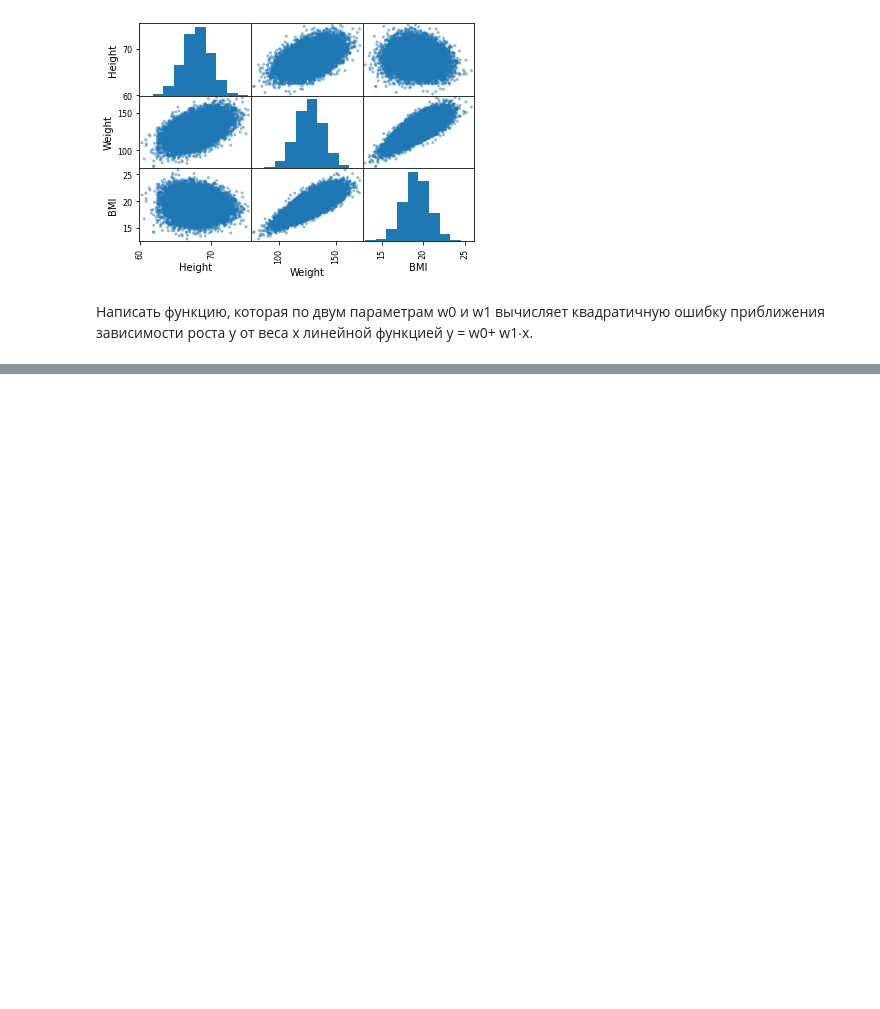
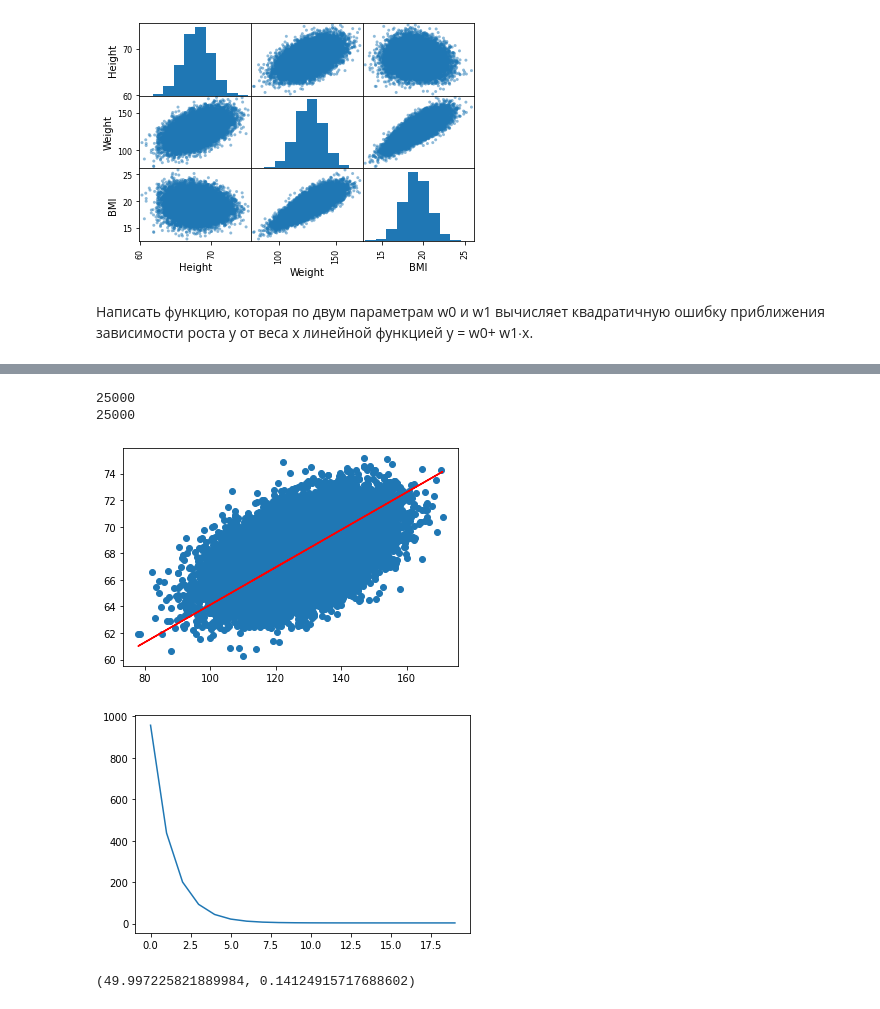
Before and after one commit to UTMN-Magistracy/Machine_Learning, a Jupyter notebook: lab_4_2/lab4_2.ipynb, the cells around one changed output, grey strips where cells are left out. Drawn from its saved outputs; the diff is of its cells as text; code cells hidden in the pictures; blank space fills up the shorter version.

```diff
--- a/lab_4_2/lab4_2.ipynb
+++ b/lab_4_2/lab4_2.ipynb
@@ -295,5 +302,5 @@ array([[<AxesSubplot:xlabel='Height', ylabel='Height'>,
 # %%
 class MSE:
     @staticmethod
-    def calculate(y, x):
-        return np.sum((y - x) ** 2, axis=0) / len(y)
+    def calculate(X, y, w0, w1):
+        return np.sum(np.square(y - (w0 + w1 * X))) / y.size
@@ -301,0 +357,8 @@ class MSE:
+# %%
+gradient_descent = GradientDescent(
+    X=np.array(df['Weight'].values),
+    y=np.array(df['Height'].values),
+    lr=0.00001,
+    steps=20,
+    batch=10
+)
@@ -301,0 +369,11 @@ class MSE:
+# %%
+w_0, w_1, mse = gradient_descent.start()
+gradient_descent.show_coef_plot(w_0, w_1)
+gradient_descent.show_mse_plot(mse)
+w_0, w_1
+# %% [output]
+25000
+25000
+[figure, added]
+[figure, added]
+(49.997225821889984, 0.14124915717688602)
```
Also changed, not shown: parts of 35 cells of this notebook.
